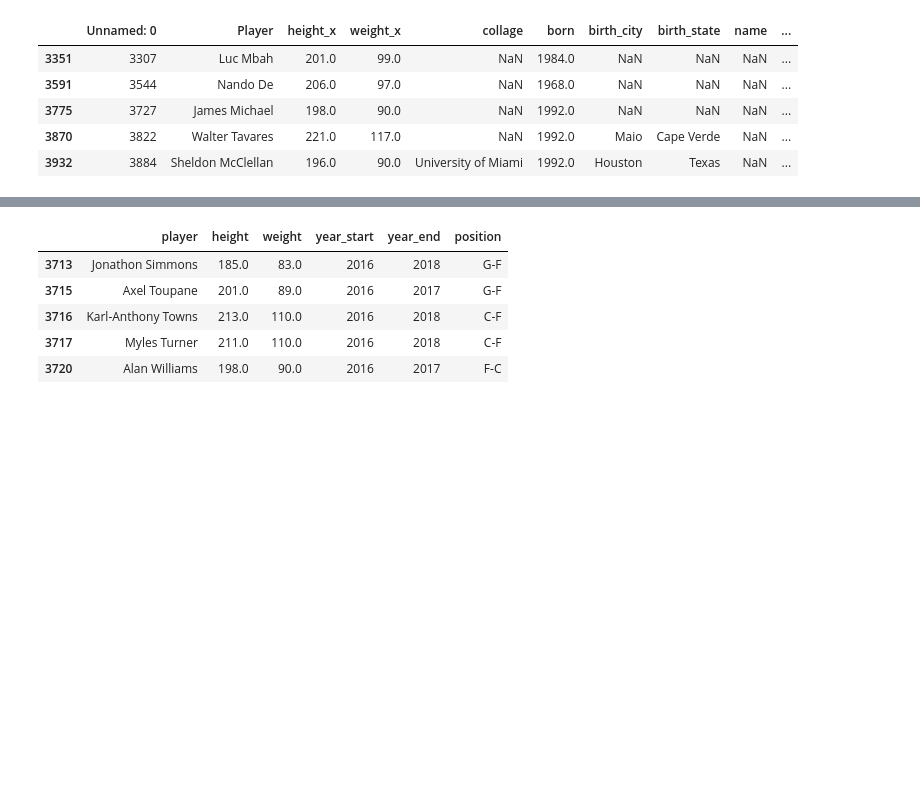
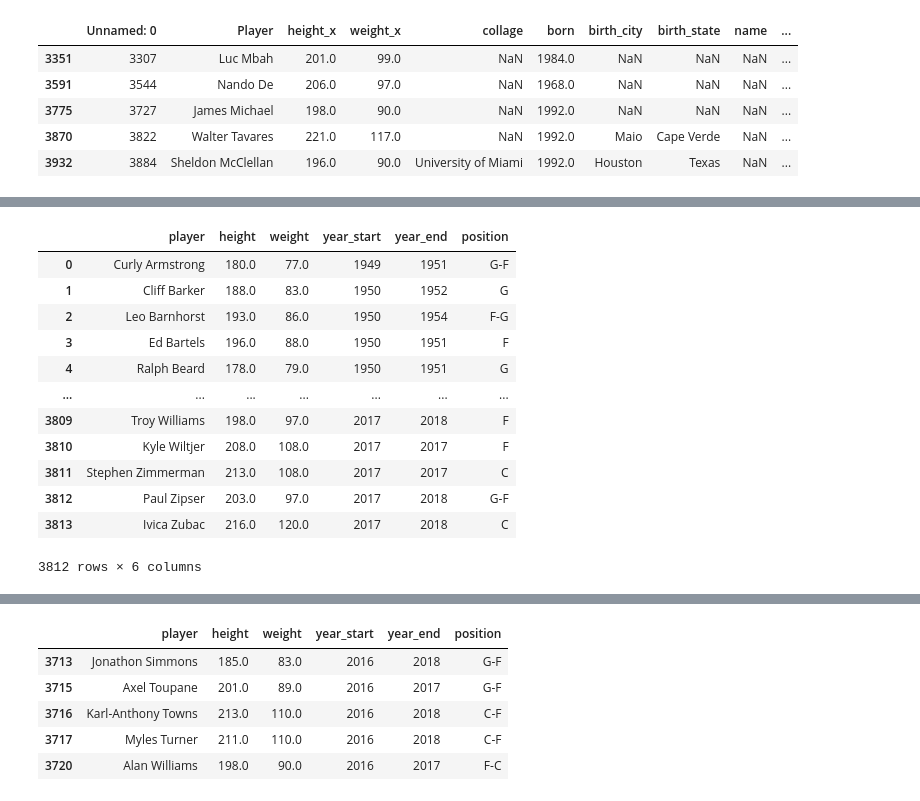
Before and after one commit to danielliu2707/positionn, a Jupyter notebook: physical_dimensions.ipynb, the cells around one changed output, grey strips where cells are left out. Drawn from its saved outputs; the diff is of its cells as text; code cells hidden in the pictures; blank space fills up the shorter version.

```diff
--- a/physical_dimensions.ipynb
+++ b/physical_dimensions.ipynb
@@ -102,4 +102 @@ full_player_data[(full_player_data['weight_x'].isna())].tail()
-# %%
-# Convert player position into string
-player_data['position'] = player_data['position'].astype(str)
 # %% [markdown]
@@ -126,0 +143,16 @@ As there are no NA values, we can proceed without the need for any form of Imput
+# %%
+player_data
+# %% [output]
+|  | player | height | weight | year_start | year_end | position |
+| 0 | Curly Armstrong | 180.0 | 77.0 | 1949 | 1951 | G-F |
+| 1 | Cliff Barker | 188.0 | 83.0 | 1950 | 1952 | G |
+| 2 | Leo Barnhorst | 193.0 | 86.0 | 1950 | 1954 | F-G |
+| 3 | Ed Bartels | 196.0 | 88.0 | 1950 | 1951 | F |
+| 4 | Ralph Beard | 178.0 | 79.0 | 1950 | 1951 | G |
+| ... | ... | ... | ... | ... | ... | ... |
+| 3809 | Troy Williams | 198.0 | 97.0 | 2017 | 2018 | F |
+| 3810 | Kyle Wiltjer | 208.0 | 108.0 | 2017 | 2017 | F |
+| 3811 | Stephen Zimmerman | 213.0 | 108.0 | 2017 | 2017 | C |
+| 3812 | Paul Zipser | 203.0 | 97.0 | 2017 | 2018 | G-F |
+| 3813 | Ivica Zubac | 216.0 | 120.0 | 2017 | 2018 | C |
+3812 rows × 6 columns
```
Also changed, not shown: parts of 52 cells of this notebook, 3 other files.
